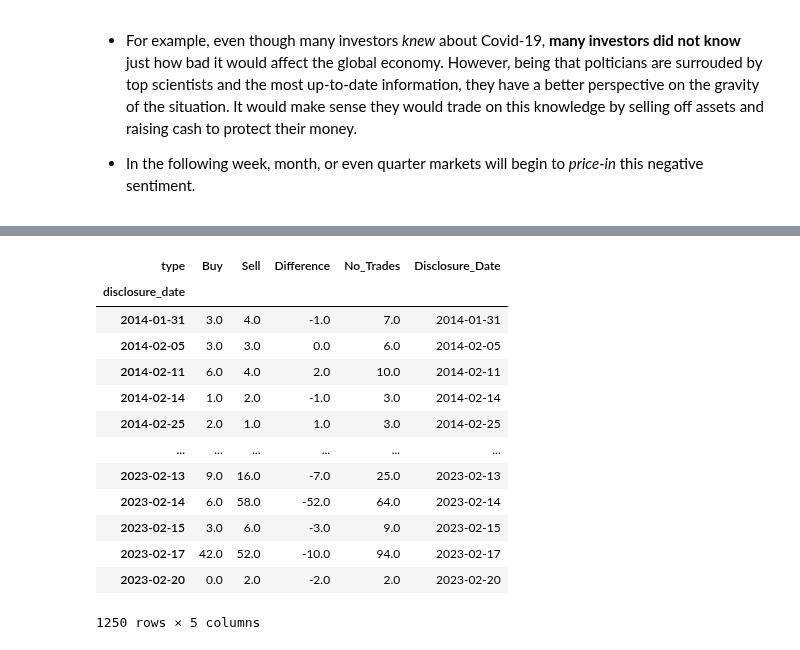
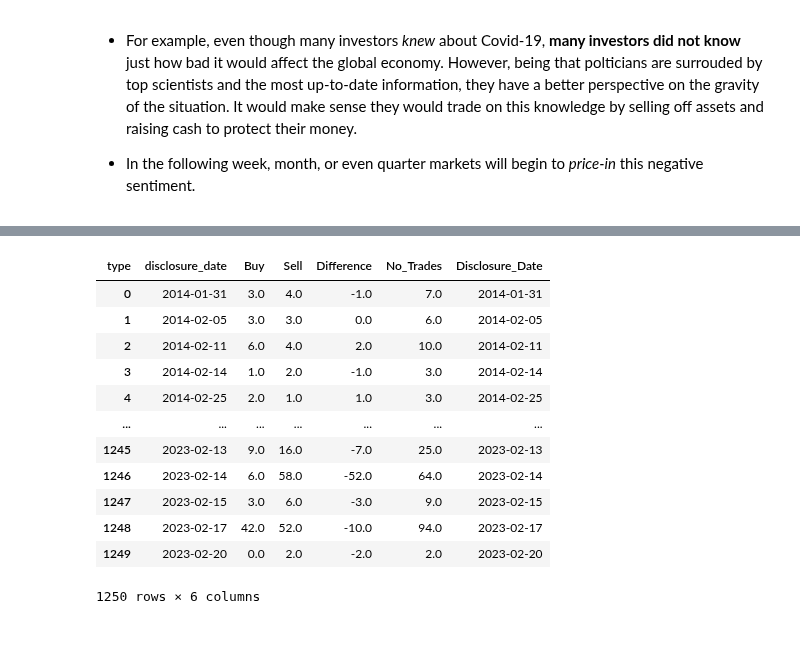
Before and after one commit to dcstein22/economics, a Jupyter notebook: QTSProject.ipynb, the cells around one changed output, grey strips where cells are left out. Saved outputs shown, nothing was run; the diff lists cells and outputs as text; code cells hidden in the pictures.

```diff
--- a/QTSProject.ipynb
+++ b/QTSProject.ipynb
@@ -276,4 +312,3 @@ buys_sells = PTI_df.pivot_table(index = PTI_df.index, columns='type',values='tic
 buys_sells = buys_sells.fillna(0)
 buys_sells['Difference'] = buys_sells['Buy'] - buys_sells['Sell']
 buys_sells['No_Trades'] = buys_sells['Buy'] + buys_sells['Sell']
-buys_sells['Disclosure_Date']= buys_sells.index
@@ -344,17 +425,16 @@ data_copy.loc['2020-12-10':,['ticker','type']]
 # %%
-buys_sells
+buys_sells.reset_index()
 # %% [output]
-| type | Buy | Sell | Difference | No_Trades | Disclosure_Date |
-| disclosure_date |  |  |  |  |  |
-| 2014-01-31 | 3.0 | 4.0 | -1.0 | 7.0 | 2014-01-31 |
-| 2014-02-05 | 3.0 | 3.0 | 0.0 | 6.0 | 2014-02-05 |
-| 2014-02-11 | 6.0 | 4.0 | 2.0 | 10.0 | 2014-02-11 |
-| 2014-02-14 | 1.0 | 2.0 | -1.0 | 3.0 | 2014-02-14 |
-| 2014-02-25 | 2.0 | 1.0 | 1.0 | 3.0 | 2014-02-25 |
-| ... | ... | ... | ... | ... | ... |
-| 2023-02-13 | 9.0 | 16.0 | -7.0 | 25.0 | 2023-02-13 |
-| 2023-02-14 | 6.0 | 58.0 | -52.0 | 64.0 | 2023-02-14 |
-| 2023-02-15 | 3.0 | 6.0 | -3.0 | 9.0 | 2023-02-15 |
-| 2023-02-17 | 42.0 | 52.0 | -10.0 | 94.0 | 2023-02-17 |
-| 2023-02-20 | 0.0 | 2.0 | -2.0 | 2.0 | 2023-02-20 |
+| type | disclosure_date | Buy | Sell | Difference | No_Trades | Disclosure_Date |
+| 0 | 2014-01-31 | 3.0 | 4.0 | -1.0 | 7.0 | 2014-01-31 |
+| 1 | 2014-02-05 | 3.0 | 3.0 | 0.0 | 6.0 | 2014-02-05 |
+| 2 | 2014-02-11 | 6.0 | 4.0 | 2.0 | 10.0 | 2014-02-11 |
+| 3 | 2014-02-14 | 1.0 | 2.0 | -1.0 | 3.0 | 2014-02-14 |
+| 4 | 2014-02-25 | 2.0 | 1.0 | 1.0 | 3.0 | 2014-02-25 |
+| ... | ... | ... | ... | ... | ... | ... |
+| 1245 | 2023-02-13 | 9.0 | 16.0 | -7.0 | 25.0 | 2023-02-13 |
+| 1246 | 2023-02-14 | 6.0 | 58.0 | -52.0 | 64.0 | 2023-02-14 |
+| 1247 | 2023-02-15 | 3.0 | 6.0 | -3.0 | 9.0 | 2023-02-15 |
+| 1248 | 2023-02-17 | 42.0 | 52.0 | -10.0 | 94.0 | 2023-02-17 |
+| 1249 | 2023-02-20 | 0.0 | 2.0 | -2.0 | 2.0 | 2023-02-20 |
-1250 rows × 5 columns
+1250 rows × 6 columns
```
Also changed, not shown: parts of 79 cells of this notebook, 1 other file.
